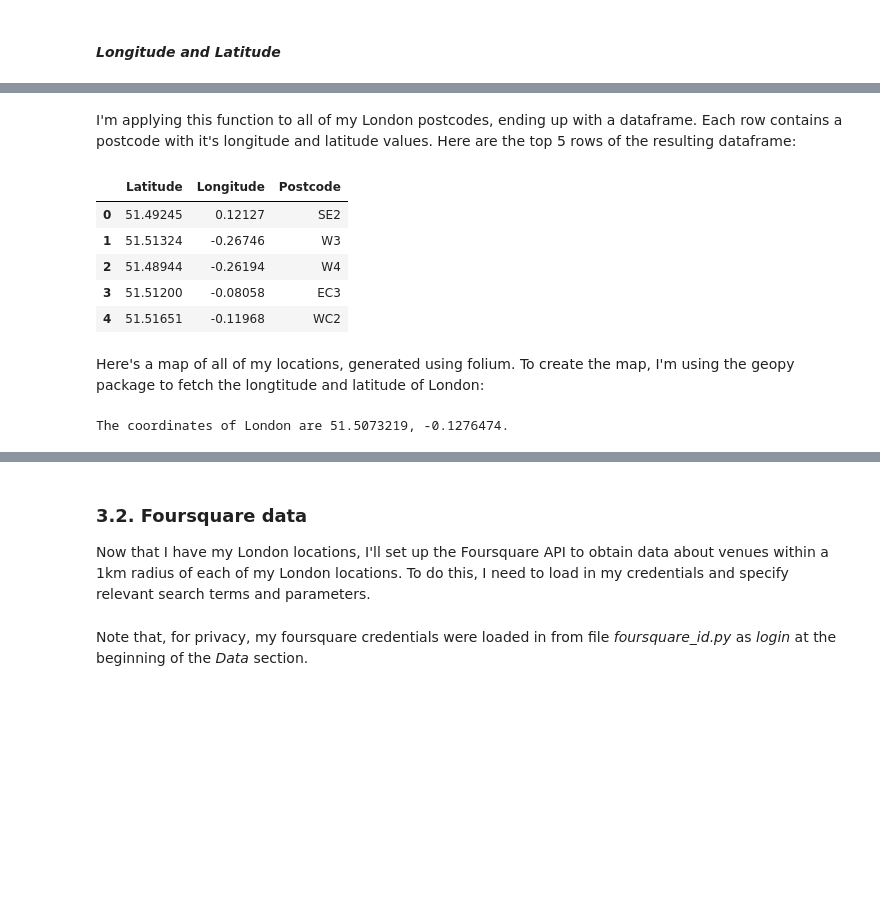
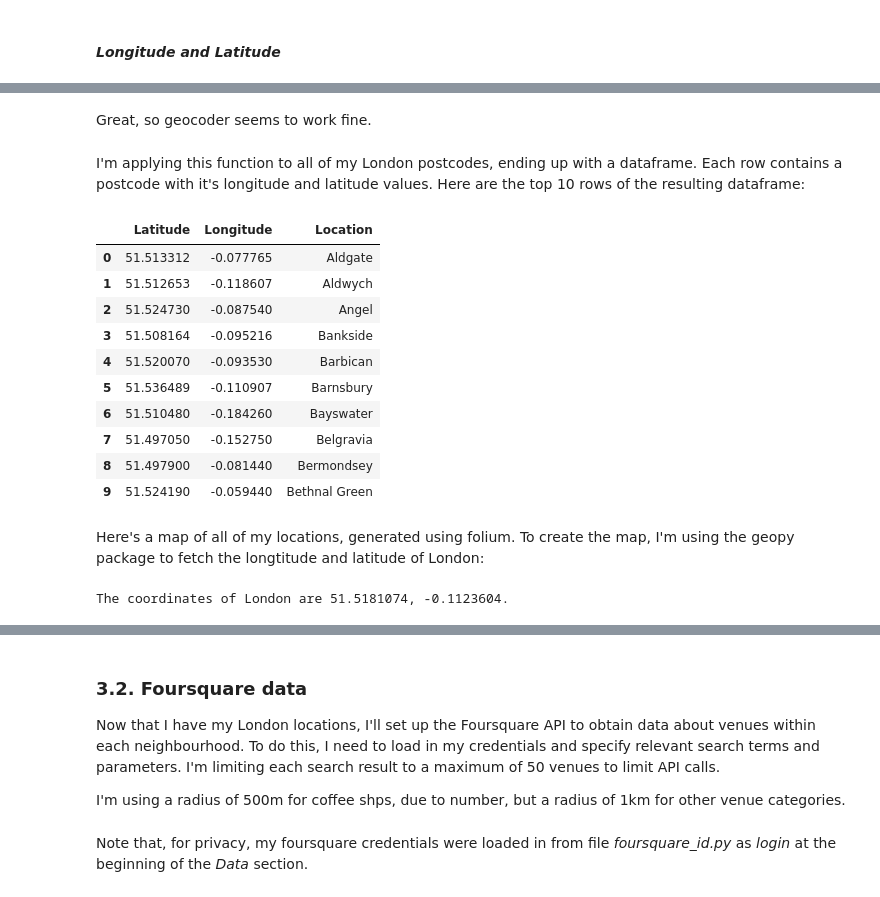
Before and after one commit to rose-cooper/Coursera_Capstone, a Jupyter notebook: capstone_project.ipynb, the cells around one changed output, grey strips where cells are left out. Drawn from its saved outputs; the diff is of its cells as text; code cells hidden in the pictures; blank space fills up the shorter version.

```diff
--- a/capstone_project.ipynb
+++ b/capstone_project.ipynb
@@ -79,3 +79,0 @@ There's a lot of locations in the above dataframe, so let's restrict our locatio
-# %%
-locations = locations[locations['Post town'].str.contains('LONDON')].reset_index(drop=True)
-locations.head()
@@ -102,0 +80,3 @@ print('** Using',len(postcodes),'unique London postal codes **')
+# %%
+locations = locations.drop(['Postcode\xa0district','Post town','London\xa0borough','Dial\xa0code','OS grid ref'], axis=1).join(locations['Postcode\xa0district'].str.split(',', expand=True).stack().reset_index(level=1, drop=True).rename('Postcode'))
+locations.head(5)
@@ -102,0 +92,16 @@ print('** Using',len(postcodes),'unique London postal codes **')
+# %%
+# work out which postcodes are within central london
+central_codes = ['WC1', 'WC2', 'EC1', 'EC2', 'EC3', 'EC4', 'E1', 'E2', 'W1', 'W2', 'NW1', 'N1', 'SW1', 'SE1']
+postcodes = locations['Postcode']
+locations_central = locations.loc[np.array(postcodes.str.fullmatch('|'.join(central_codes))).tolist(),].reset_index(drop=True)
+
+# remove Chinatown (after inspection, it is consistently plotted in the wrong location from geocoder)
+locations_central = locations_central[locations_central['Location'] != "Chinatown"]
+
+# check that every row contains a unique neighbourhood name:
+if len(locations_central['Location'].unique()) != len(locations_central.index):
+    print('Duplicate locations found')
+
+# show all of my locations
+print('Found',len(locations_central.index),'central London locations')
+locations_central.head(10)
@@ -109,10 +127,10 @@ To do this, I'll use the geocoder package. Here's a function to get coordinates
 # %%
-def get_latlng(loc):
+def get_latlng(loc,pc):
 
     lat_lng_coords = None
 
     while(lat_lng_coords is None):
-        g = geocoder.arcgis('{}, London, United Kingdom'.format(loc))
+        g = geocoder.arcgis('{}, London, {}, United Kingdom'.format(loc,pc))
         lat_lng_coords = g.latlng
         lat_lng_coords.append(loc) #add location to output
     return lat_lng_coords
@@ -119,27 +150,34 @@ def get_latlng(loc):
+# %% [markdown]
+Great, so geocoder seems to work fine.
 # %% [markdown]
-I'm applying this function to all of my London postcodes, ending up with a dataframe. Each row contains a postcode with it's longitude and latitude values. Here are the top 5 rows of the resulting dataframe:
+I'm applying this function to all of my London postcodes, ending up with a dataframe. Each row contains a postcode with it's longitude and latitude values. Here are the top 10 rows of the resulting dataframe:
 # %%
-coords = pd.DataFrame([get_latlng(i) for i in postcodes])
-coords.columns = ["Latitude","Longitude","Postcode"]
-coords.head()
+coords = pd.DataFrame([get_latlng(i,j) for i, j in zip(locations_central['Location'],locations_central['Postcode'])])
+coords.columns = ["Latitude","Longitude","Location"]
+coords.head(10)
 # %% [output]
-|  | Latitude | Longitude | Postcode |
-| 0 | 51.49245 | 0.12127 | SE2 |
-| 1 | 51.51324 | -0.26746 | W3 |
-| 2 | 51.48944 | -0.26194 | W4 |
-| 3 | 51.51200 | -0.08058 | EC3 |
-| 4 | 51.51651 | -0.11968 | WC2 |
+|  | Latitude | Longitude | Location |
+| 0 | 51.513312 | -0.077765 | Aldgate |
+| 1 | 51.512653 | -0.118607 | Aldwych |
+| 2 | 51.524730 | -0.087540 | Angel |
+| 3 | 51.508164 | -0.095216 | Bankside |
+| 4 | 51.520070 | -0.093530 | Barbican |
+| 5 | 51.536489 | -0.110907 | Barnsbury |
+| 6 | 51.510480 | -0.184260 | Bayswater |
+| 7 | 51.497050 | -0.152750 | Belgravia |
+| 8 | 51.497900 | -0.081440 | Bermondsey |
+| 9 | 51.524190 | -0.059440 | Bethnal Green |
 # %% [markdown]
 Here's a map of all of my locations, generated using folium.
 To create the map, I'm using the geopy package to fetch the longtitude and latitude of London:
 # %%
-address = 'London, United Kingdom'
+address = 'Chancery Lane, London, United Kingdom'
 geolocator = Nominatim(user_agent="ln_explorer")
 location = geolocator.geocode(address)
 lon_lat = location.latitude
 lon_lng = location.longitude
 print('The coordinates of London are {}, {}.'.format(lon_lat, lon_lng))
 # %% [output]
-The coordinates of London are 51.5073219, -0.1276474.
+The coordinates of London are 51.5181074, -0.1123604.
 # %%
 # create map of London using latitude and longitude values
@@ -164,7 +202,9 @@ map_london
 # %% [markdown]
 ### 3.2. Foursquare data
 
-Now that I have my London locations, I'll set up the Foursquare API to obtain data about venues within a 1km radius of each of my London locations. To do this, I need to load in my credentials and specify relevant search terms and parameters.
+Now that I have my London locations, I'll set up the Foursquare API to obtain data about venues within each neighbourhood. To do this, I need to load in my credentials and specify relevant search terms and parameters. I'm limiting each search result to a maximum of 50 venues to limit API calls.
+
+I'm using a radius of 500m for coffee shps, due to number, but a radius of 1km for other venue categories.
 # %% [markdown]
 Note that, for privacy, my foursquare credentials were loaded in from file *foursquare_id.py* as *login* at the beginning of the *Data* section.
 # %%
```
Also changed, not shown: parts of 47 cells of this notebook.
